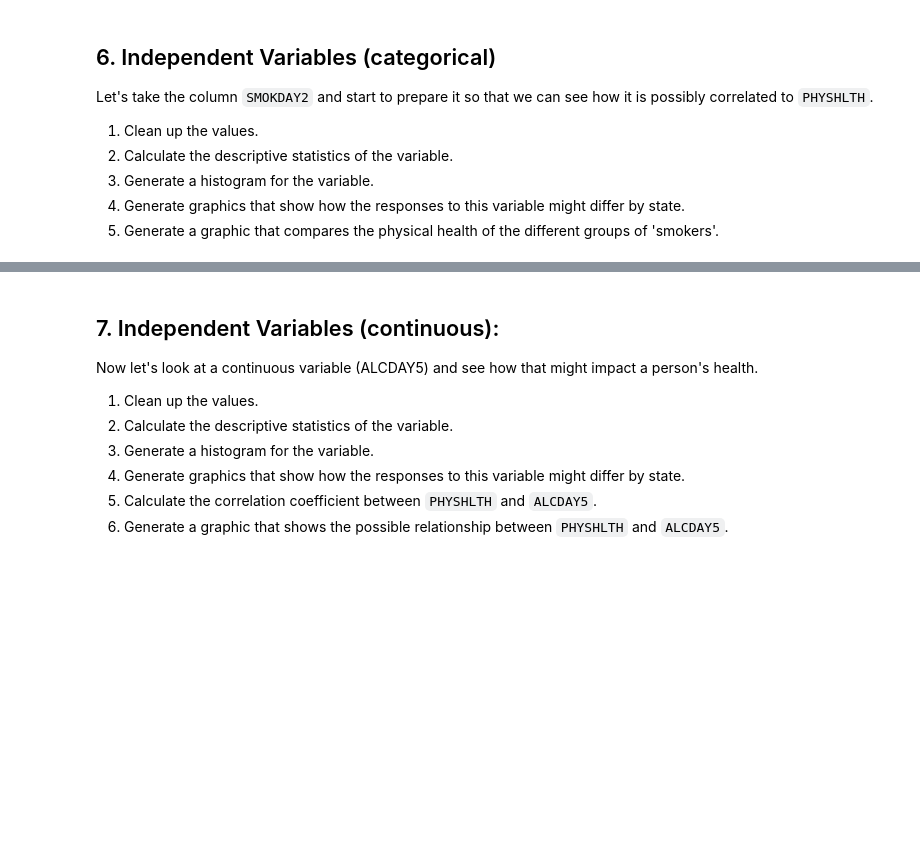
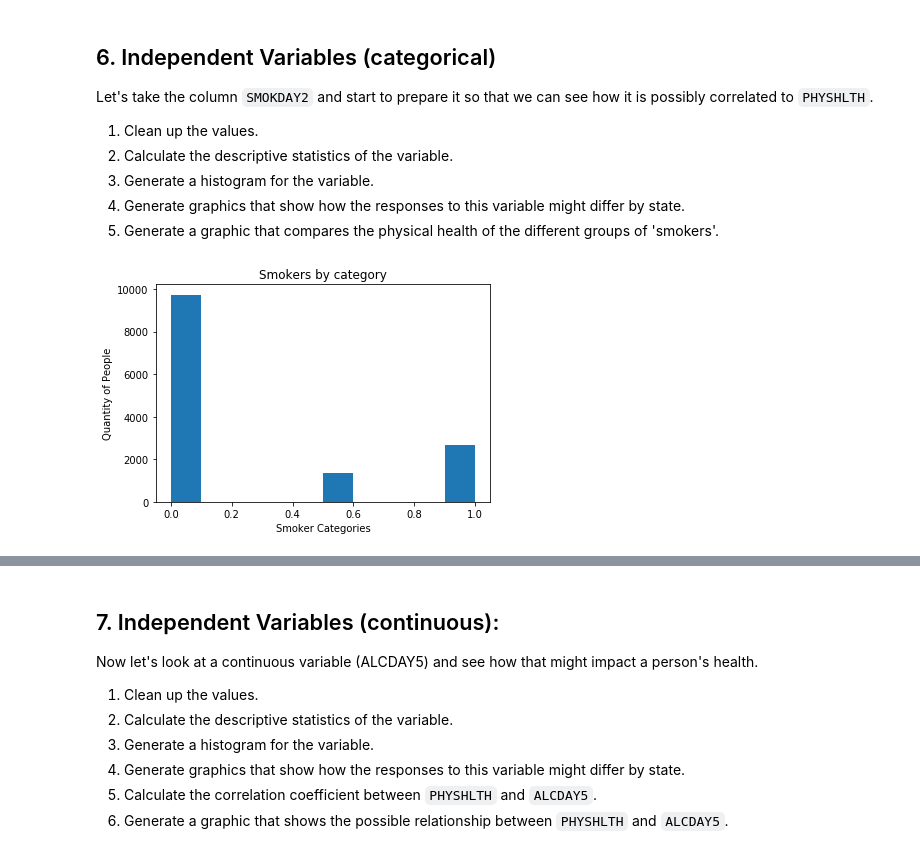
Before and after one commit to trevohearn/nyc-mhtn-ds-010620-lectures, a Jupyter notebook: week_2/case_study/Data_Exploration_Applied.ipynb, the cells around one changed output, grey strips where cells are left out. Saved outputs shown, nothing was run; the diff lists cells and outputs as text; code cells hidden in the pictures; blank space fills up the shorter version.

```diff
--- a/week_2/case_study/Data_Exploration_Applied.ipynb
+++ b/week_2/case_study/Data_Exploration_Applied.ipynb
@@ -269,31 +275,46 @@ Let's take the column `SMOKDAY2` and start to prepare it so that we can see how
 ##    if df['SMOKDAY2'] == 7 or df['SMOKDAY2'] == 9:
 #.        CHECK ROWS df['USENOW3'] == 1 (EVERYDAY) -> SMOKER
 #                                   == 2 (SOME)    -> SMOKER
 #                                   == 3 (NOT AT ALL) -> 0
 #                                   == 7 (UNSURE) -> NAN
 #                                   == 9 (REFUSED) ->
 
 
 #9 : REFUSED (SECTION 9.05 USENOW3)
 #.             ABOVE
 #SECTION 9.04 HOW LONG SINCE YOU LAST SMOKED
 #SECTION 9.05 SMOKELESS TOBACCO
 #df['SMOKDAY2'][df['SMOKDAY2'] == 3] #should be fine its like every other day
+#df['is_smoker'] = df['SMOKDAY2'][df['SMOKDAY2'] == ]
 
-df_maysmoke_never = df[df['SMOKDAY2'] == 7][df['USENOW3'] == 3]
+#df_maysmoke_never = df[df['SMOKDAY2'] == 7][df['USENOW3'] == 3]
 
 
+df['SMOKDAY2'].unique()
+#df['SMOKDAY2'] = df['SMOKDAY2'].astype('int64')
+df['SMOKDAY2'] = df['SMOKDAY2'].replace(to_replace=3, value= 0) #never smoked
+df['SMOKDAY2'] = df['SMOKDAY2'].replace(to_replace=7, value= 0) #not sure
+df['SMOKDAY2'] = df['SMOKDAY2'].replace(to_replace=9, value= 0) #refused
+df['SMOKDAY2'] = df['SMOKDAY2'].replace(to_replace=2, value= 0.5) #refused
+df['SMOKDAY2'].unique()
+plt.title('Smokers by category')
+plt.xlabel('Smoker Categories')
+plt.ylabel('Quantity of People')
+plt.hist(df['SMOKDAY2'])
+grp_ttlsmokebystate = df.groupby('_STATE')['SMOKDAY2'].sum()
 #df['test'] = df['SMOKDAY2'] - df_maysmoke_never['SMOKDAY2']
 #df['test'] = df['SMOKDAY2'].map(lambda x : x - df_maysmoke_never['SMOKDAY2'][x] )
 #df['test']
 #groupby()[].apply(agg()
 # people that maybe smoke and maybe dip
 #df['SMOKDAY2'] = df[df['SMOKDAY2'] == 7 and (df['USENOW3'] == 1 or df['USENOW3'] == 2)] =
 #grp_smoking = df.groupby('_STATE')[['SMOKDAY2', 'LASTSMK2', 'USENOW3']].sum()
 #grp_smoking
 #df['SMOKERS'] = df['SMOKDAY2'].
 #NaN values did not answer question, don't include in data
 
 #possible cross -> healthy people that smoke
 #plt.hist(df['SMOKDAY2'])
 #df['PHYSHLTH']
+# %% [output]
+[figure, added]
```
Also changed, not shown: parts of 18 cells of this notebook, 3 other files.
